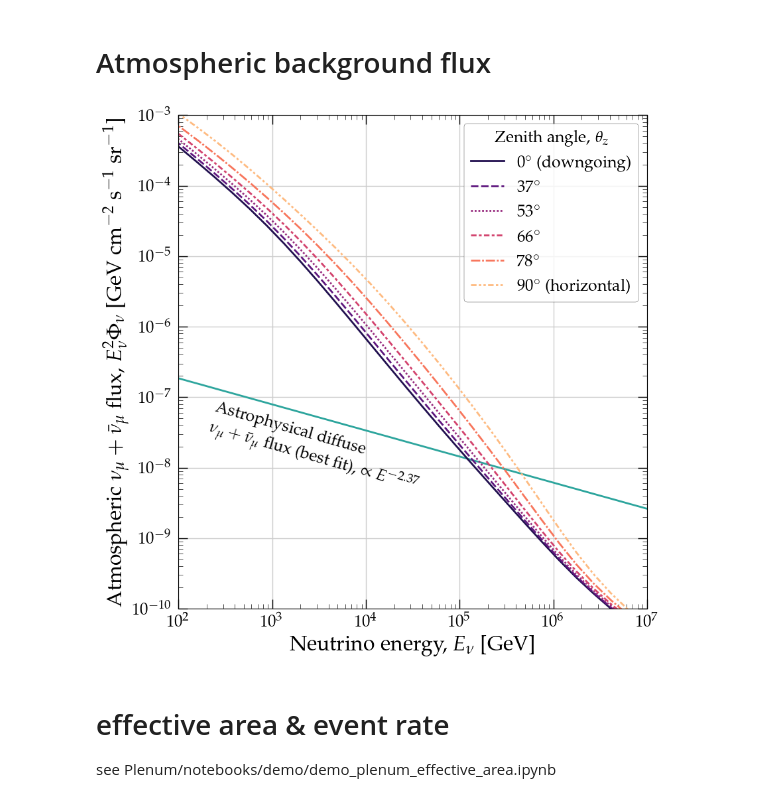
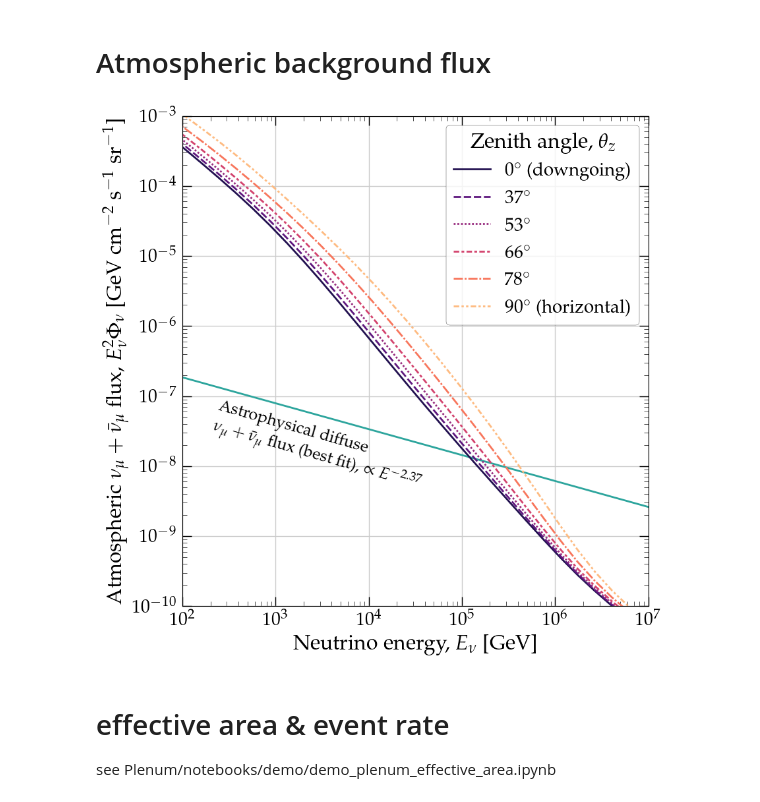
Before and after one commit to PLEnuM-group/Plenum, a Jupyter notebook: notebooks/misc/plotting_standalone.ipynb, the cells around one changed output. Drawn from its saved outputs; the diff is of its cells as text; code cells hidden in the pictures.

```diff
--- a/notebooks/misc/plotting_standalone.ipynb
+++ b/notebooks/misc/plotting_standalone.ipynb
@@ -235,36 +237,38 @@ ax.plot(
 ax.text(
     s="Astrophysical diffuse"
     + "\n"
     + r" $\nu_\mu+\bar{\nu}_\mu$ flux  (best fit), "+rf"$\propto E^{{{-st.GAMMA_ASTRO}}}$",
     x=2e2,
     y=1.9e-8,
     rotation=-16,
     va="center",
     fontsize=18
 )
+ax.tick_params(axis='both', which='major', labelsize=20)
 
 # ax.legend(
 #     loc="upper center",
 #     bbox_to_anchor=(0.5, 1.4),
 #     ncol=2,
 #     frameon=False,
 #     title="Zenith angle"
 # )
 ax.legend(
     loc="upper right",
     # bbox_to_anchor=(0.5, 1.4),
     ncol=1,
     frameon=True,
     title=r"Zenith angle, $\theta_z$",
-    title_fontsize=18,
-    edgecolor='k'
+    title_fontsize=23,
+    edgecolor='k',
+    fontsize=20
 )
 f.savefig(
     join(st.BASEPATH, plot_path, "atmospheric_neutrino_spectrum.pdf"),
     bbox_inches="tight",
 )
 # %% [output]
-[figure, old version]
+[figure, new version]
 # %% [markdown]
 #  effective area & event rate
 see Plenum/notebooks/demo/demo_plenum_effective_area.ipynb
```
Also changed, not shown: parts of 5 cells of this notebook, 4 other files.
